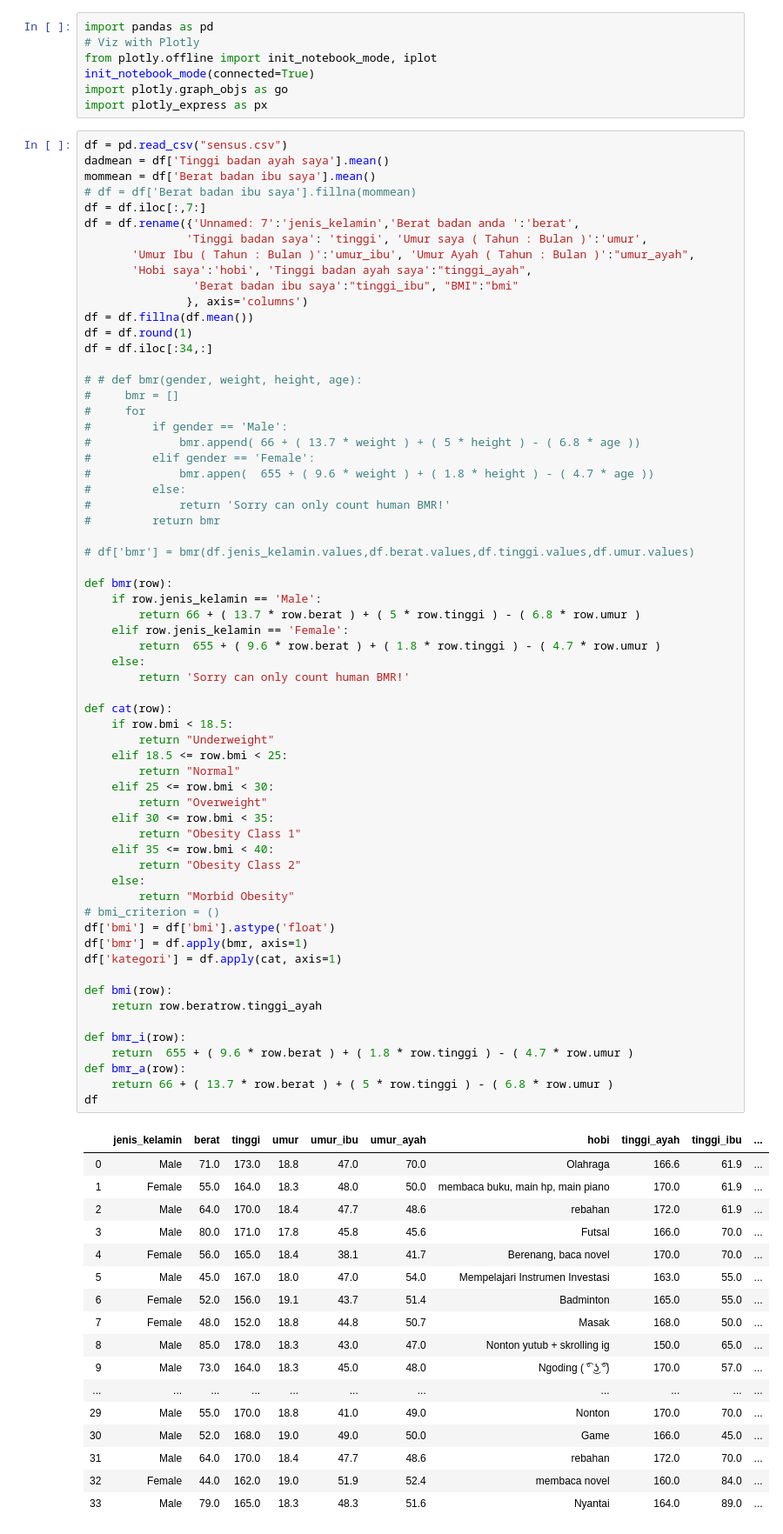
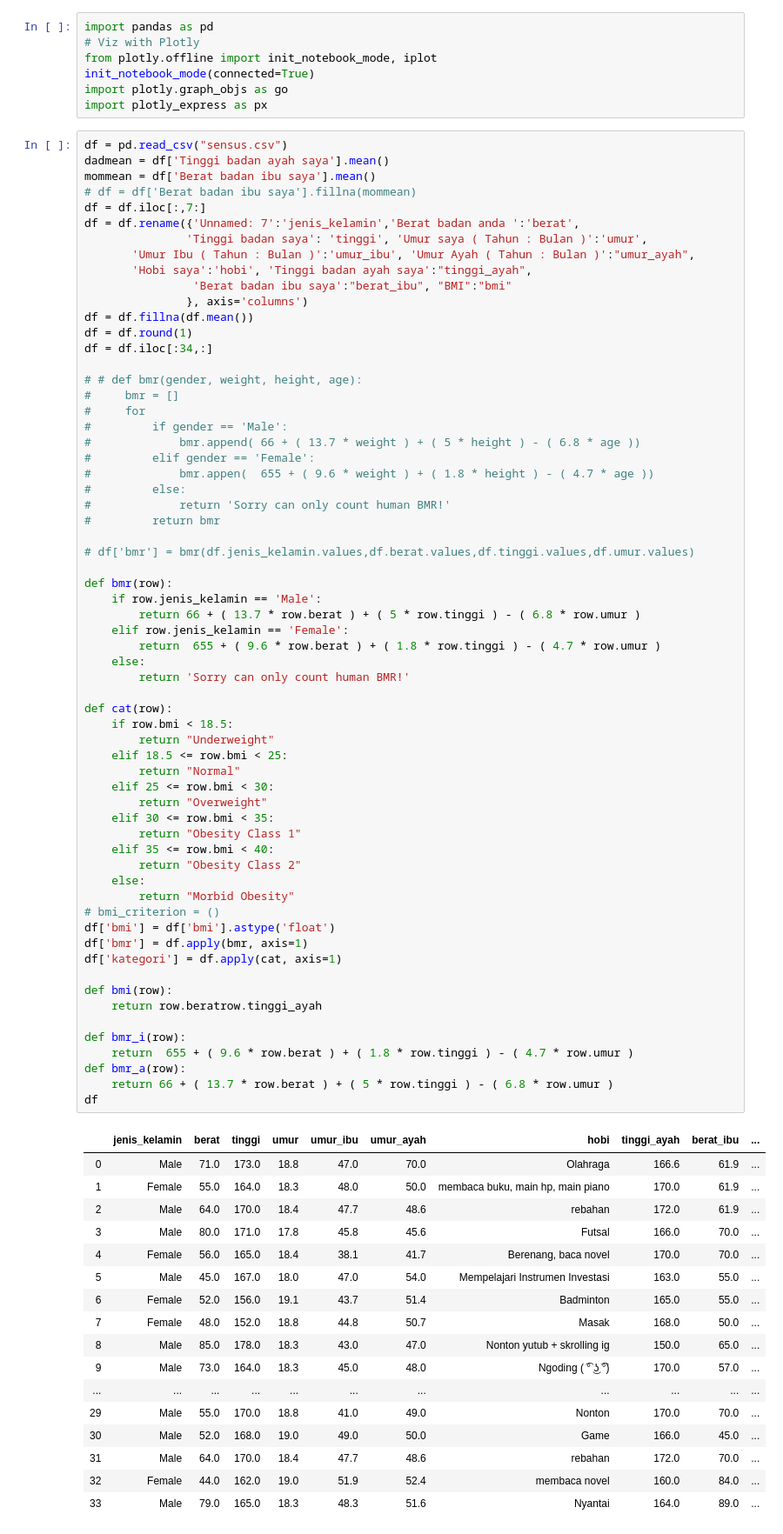
Before and after one commit to jojonicho/mpktb-plotly-visualize, a Jupyter notebook: mpktb.ipynb, the cells around one changed output. Shown: that part at 87% size. Saved outputs shown, nothing was run; the diff lists cells and outputs as text.

```diff
--- a/mpktb.ipynb
+++ b/mpktb.ipynb
@@ -15,7 +15,7 @@ df = df.rename({'Unnamed: 7':'jenis_kelamin','Berat badan anda ':'berat',
                'Tinggi badan saya': 'tinggi', 'Umur saya ( Tahun : Bulan )':'umur',
        'Umur Ibu ( Tahun : Bulan )':'umur_ibu', 'Umur Ayah ( Tahun : Bulan )':"umur_ayah",
        'Hobi saya':'hobi', 'Tinggi badan ayah saya':"tinggi_ayah",
-                'Berat badan ibu saya':"tinggi_ibu", "BMI":"bmi"
+                'Berat badan ibu saya':"berat_ibu", "BMI":"bmi"
                }, axis='columns')
 df = df.fillna(df.mean())
 df = df.round(1)
@@ -42,34 +42,34 @@ def bmr(row):
     else:
         return 'Sorry can only count human BMR!'
 
 def cat(row):
     if row.bmi < 18.5:
         return "Underweight"
     elif 18.5 <= row.bmi < 25:
         return "Normal"
     elif 25 <= row.bmi < 30:
         return "Overweight"
     elif 30 <= row.bmi < 35:
         return "Obesity Class 1"
     elif 35 <= row.bmi < 40:
         return "Obesity Class 2"
     else:
         return "Morbid Obesity"
 # bmi_criterion = ()
 df['bmi'] = df['bmi'].astype('float')
 df['bmr'] = df.apply(bmr, axis=1)
 df['kategori'] = df.apply(cat, axis=1)
 
 def bmi(row):
     return row.beratrow.tinggi_ayah
 
 def bmr_i(row):
     return  655 + ( 9.6 * row.berat ) + ( 1.8 * row.tinggi ) - ( 4.7 * row.umur )
 def bmr_a(row):
     return 66 + ( 13.7 * row.berat ) + ( 5 * row.tinggi ) - ( 6.8 * row.umur )
 df
 # %% [output]
-|  | jenis_kelamin | berat | tinggi | umur | umur_ibu | umur_ayah | hobi | tinggi_ayah | tinggi_ibu | ... |
+|  | jenis_kelamin | berat | tinggi | umur | umur_ibu | umur_ayah | hobi | tinggi_ayah | berat_ibu | ... |
 | 0 | Male | 71.0 | 173.0 | 18.8 | 47.0 | 70.0 | Olahraga | 166.6 | 61.9 | ... |
 | 1 | Female | 55.0 | 164.0 | 18.3 | 48.0 | 50.0 | membaca buku, main hp, main piano | 170.0 | 61.9 | ... |
 | 2 | Male | 64.0 | 170.0 | 18.4 | 47.7 | 48.6 | rebahan | 172.0 | 61.9 | ... |
```
Also changed, not shown: parts of 15 cells of this notebook.
